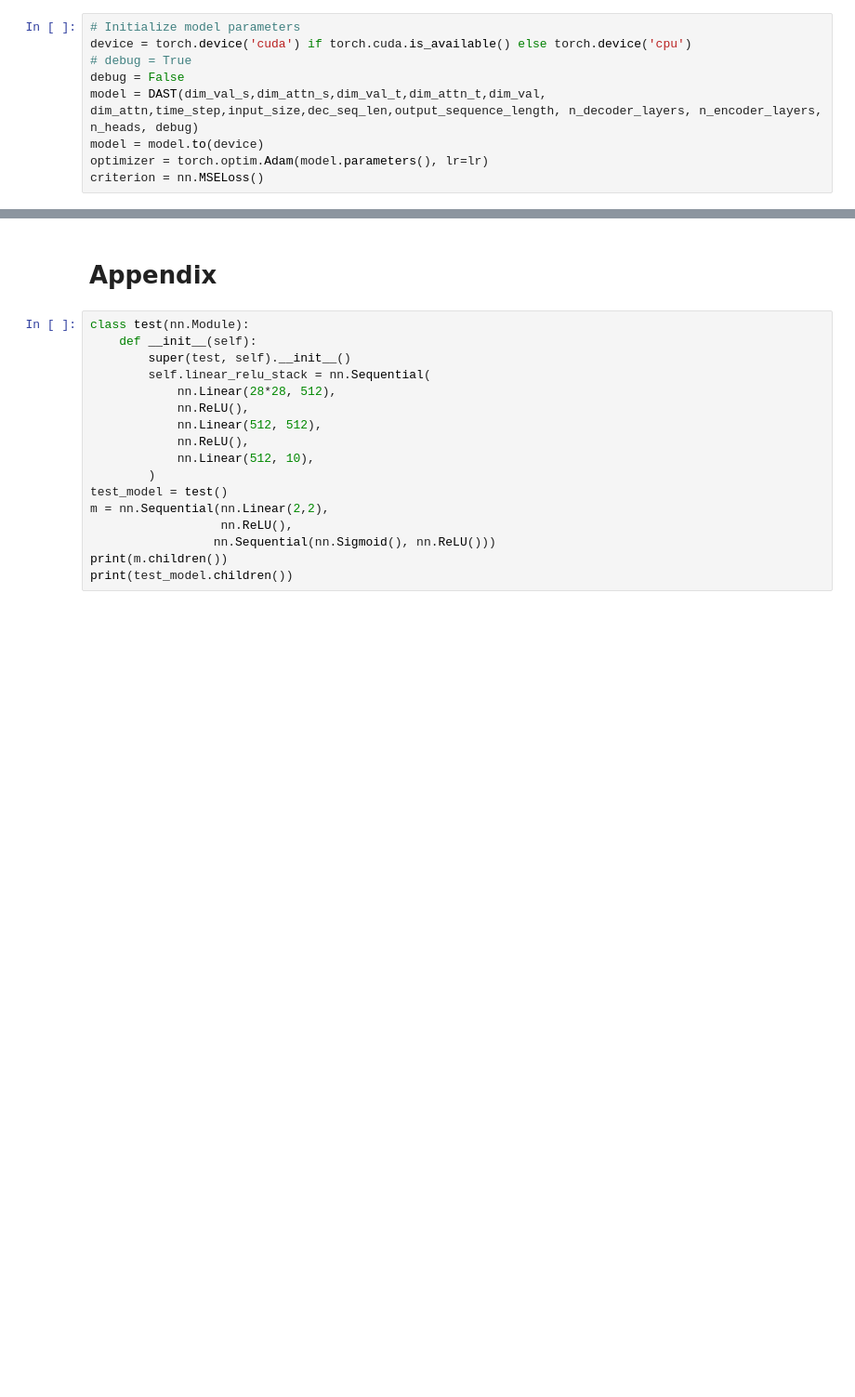
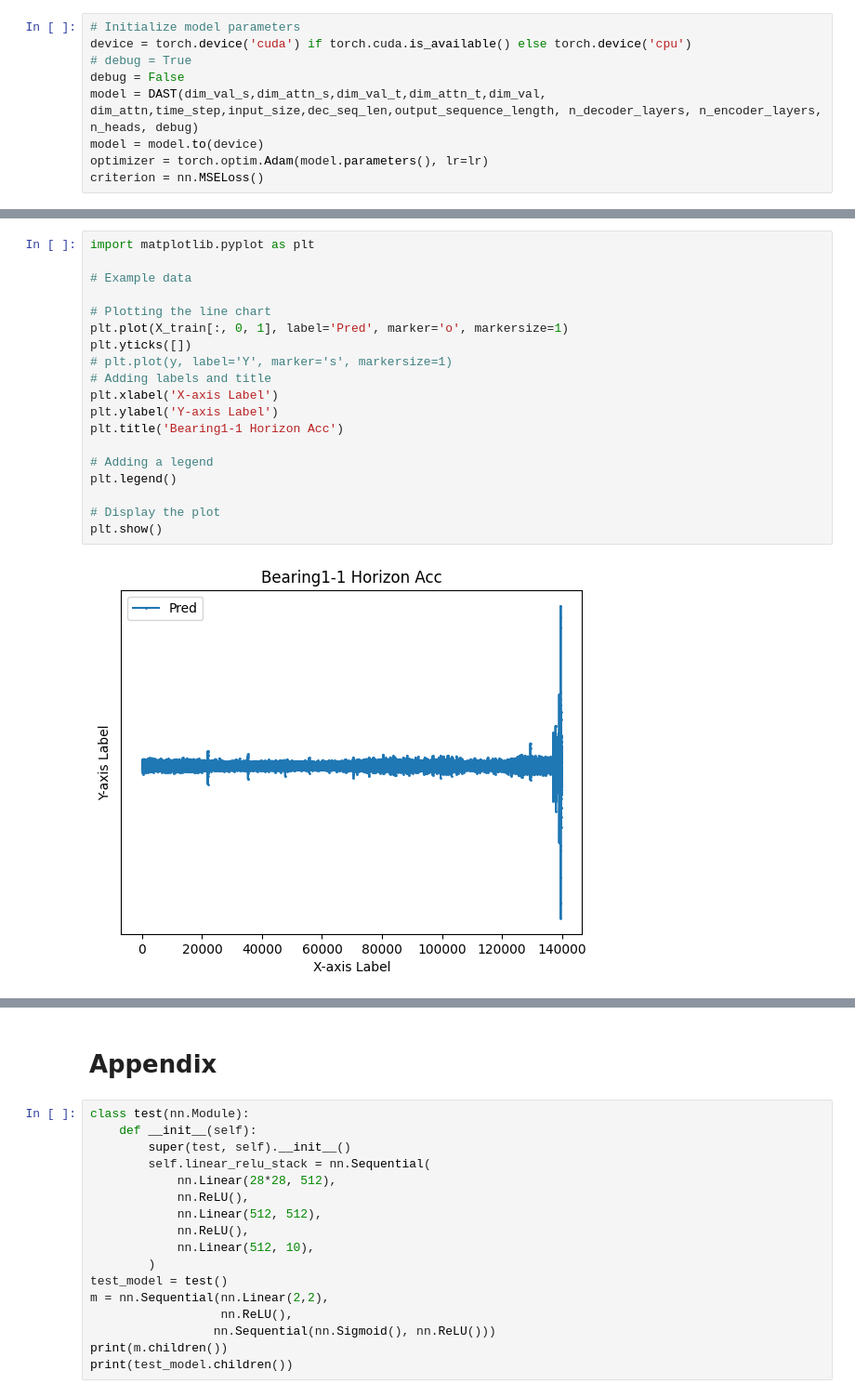
Before and after one commit to qawl987/DAST-self, a Jupyter notebook: notebook/10FEMTO/model_training/main.ipynb, the cells around one changed output, grey strips where cells are left out. Shown at 93% size. Cells and saved outputs as stored; diff of their text form; blank space fills up the shorter version.

```diff
--- a/notebook/10FEMTO/model_training/main.ipynb
+++ b/notebook/10FEMTO/model_training/main.ipynb
@@ -161,0 +263,21 @@ KeyboardInterrupt:
+# %%
+import matplotlib.pyplot as plt
+
+# Example data
+
+# Plotting the line chart
+plt.plot(X_train[:, 0, 1], label='Pred', marker='o', markersize=1)
+plt.yticks([])
+# plt.plot(y, label='Y', marker='s', markersize=1)
+# Adding labels and title
+plt.xlabel('X-axis Label')
+plt.ylabel('Y-axis Label')
+plt.title('Bearing1-1 Horizon Acc')
+
+# Adding a legend
+plt.legend()
+
+# Display the plot
+plt.show()
+# %% [output]
+[figure, added]
```
Also changed, not shown: parts of 20 cells of this notebook.
